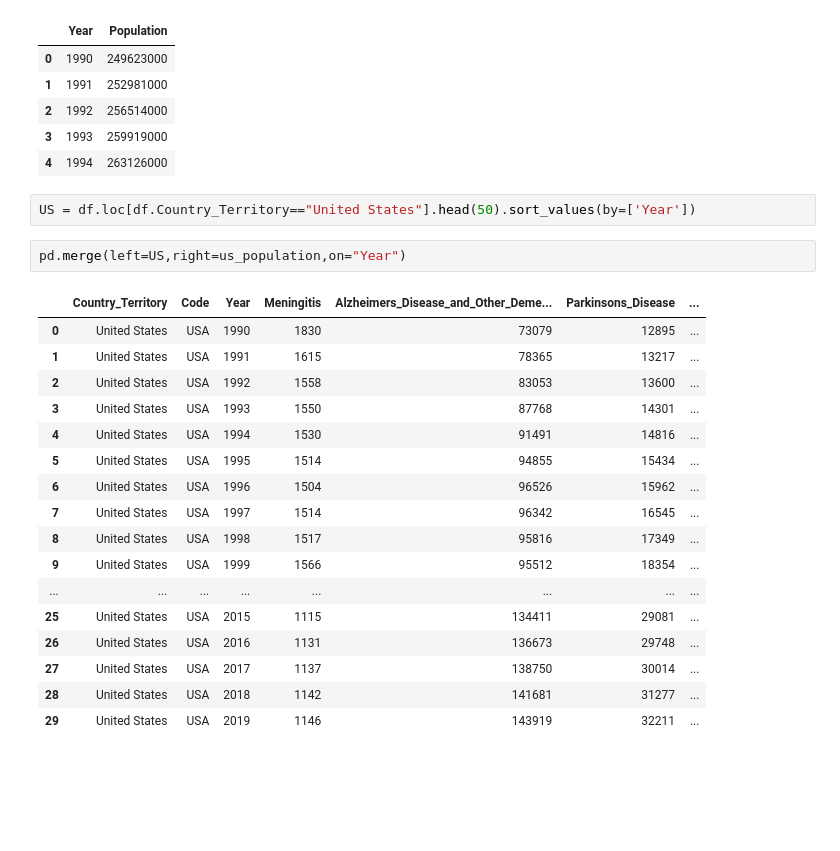
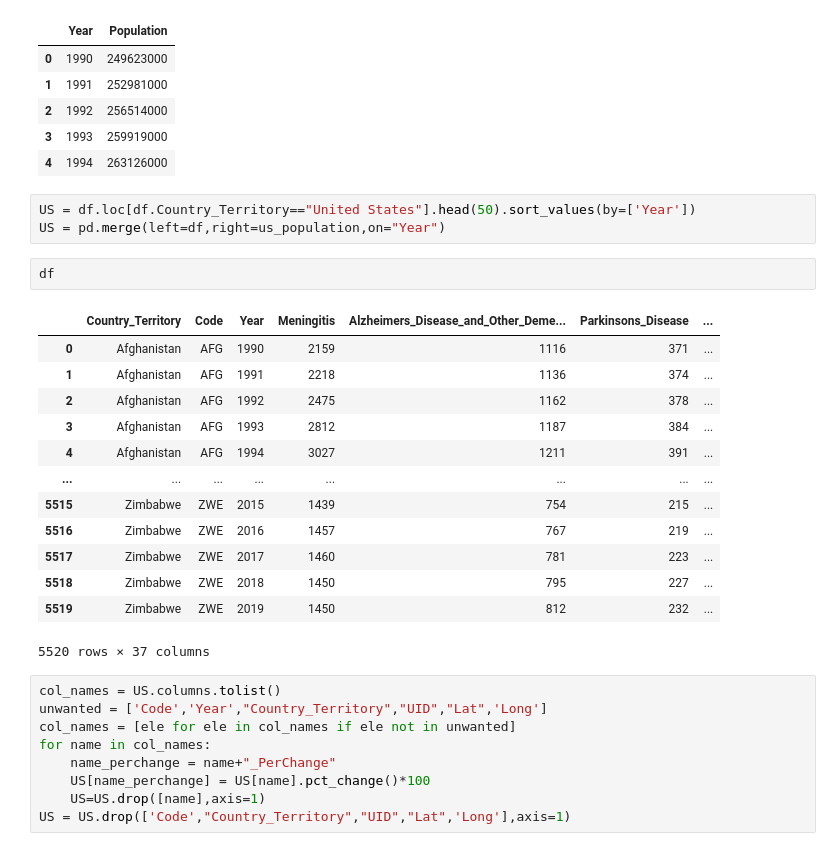
Before and after one commit to jiahongc/Udacity-Data-Science_Project1-Blog, a Jupyter notebook: project_1.ipynb, the cells around one changed output. Saved outputs shown, nothing was run; the diff lists cells and outputs as text; blank space fills up the shorter version.

```diff
--- a/project_1.ipynb
+++ b/project_1.ipynb
@@ -145,23 +186,29 @@ us_population.head()
 | 4 | 1994 | 263126000 |
 # %%
 US = df.loc[df.Country_Territory=="United States"].head(50).sort_values(by=['Year'])
+US = pd.merge(left=df,right=us_population,on="Year")
-# %%
-pd.merge(left=US,right=us_population,on="Year")
-# %% [output]
-|  | Country_Territory | Code | Year | Meningitis | Alzheimers_Disease_and_Other_Deme... | Parkinsons_Disease | ... |
-| 0 | United States | USA | 1990 | 1830 | 73079 | 12895 | ... |
-| 1 | United States | USA | 1991 | 1615 | 78365 | 13217 | ... |
-| 2 | United States | USA | 1992 | 1558 | 83053 | 13600 | ... |
-| 3 | United States | USA | 1993 | 1550 | 87768 | 14301 | ... |
-| 4 | United States | USA | 1994 | 1530 | 91491 | 14816 | ... |
-| 5 | United States | USA | 1995 | 1514 | 94855 | 15434 | ... |
-| 6 | United States | USA | 1996 | 1504 | 96526 | 15962 | ... |
-| 7 | United States | USA | 1997 | 1514 | 96342 | 16545 | ... |
-| 8 | United States | USA | 1998 | 1517 | 95816 | 17349 | ... |
-| 9 | United States | USA | 1999 | 1566 | 95512 | 18354 | ... |
-| ... | ... | ... | ... | ... | ... | ... | ... |
-| 25 | United States | USA | 2015 | 1115 | 134411 | 29081 | ... |
-| 26 | United States | USA | 2016 | 1131 | 136673 | 29748 | ... |
-| 27 | United States | USA | 2017 | 1137 | 138750 | 30014 | ... |
-| 28 | United States | USA | 2018 | 1142 | 141681 | 31277 | ... |
-| 29 | United States | USA | 2019 | 1146 | 143919 | 32211 | ... |
+# %%
+df
+# %% [output]
+|  | Country_Territory | Code | Year | Meningitis | Alzheimers_Disease_and_Other_Deme... | Parkinsons_Disease | ... |
+| 0 | Afghanistan | AFG | 1990 | 2159 | 1116 | 371 | ... |
+| 1 | Afghanistan | AFG | 1991 | 2218 | 1136 | 374 | ... |
+| 2 | Afghanistan | AFG | 1992 | 2475 | 1162 | 378 | ... |
+| 3 | Afghanistan | AFG | 1993 | 2812 | 1187 | 384 | ... |
+| 4 | Afghanistan | AFG | 1994 | 3027 | 1211 | 391 | ... |
+| ... | ... | ... | ... | ... | ... | ... | ... |
+| 5515 | Zimbabwe | ZWE | 2015 | 1439 | 754 | 215 | ... |
+| 5516 | Zimbabwe | ZWE | 2016 | 1457 | 767 | 219 | ... |
+| 5517 | Zimbabwe | ZWE | 2017 | 1460 | 781 | 223 | ... |
+| 5518 | Zimbabwe | ZWE | 2018 | 1450 | 795 | 227 | ... |
+| 5519 | Zimbabwe | ZWE | 2019 | 1450 | 812 | 232 | ... |
+5520 rows × 37 columns
+# %%
+col_names = US.columns.tolist()
+unwanted = ['Code','Year',"Country_Territory","UID","Lat",'Long']
+col_names = [ele for ele in col_names if ele not in unwanted]
+for name in col_names:
+    name_perchange = name+"_PerChange"
+    US[name_perchange] = US[name].pct_change()*100
+    US=US.drop([name],axis=1)
+US = US.drop(['Code',"Country_Territory","UID","Lat",'Long'],axis=1)
```
Also changed, not shown: parts of 19 cells of this notebook.
